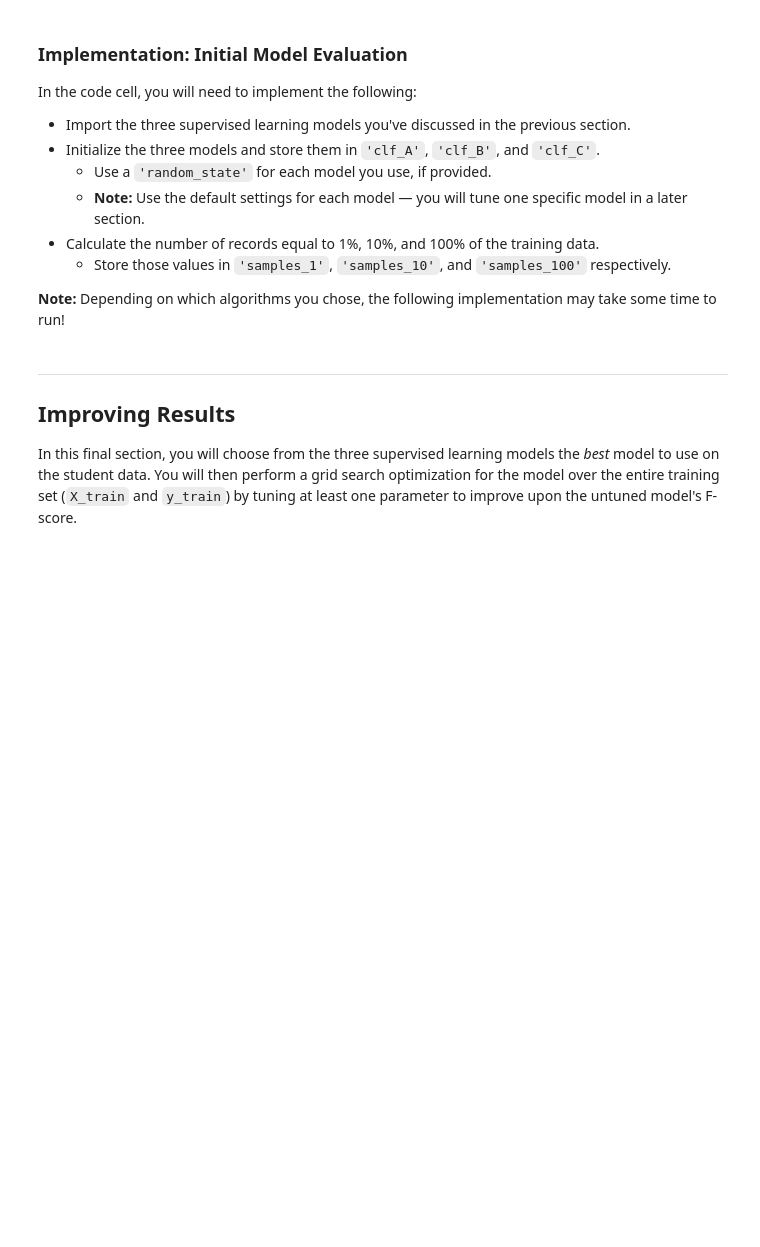
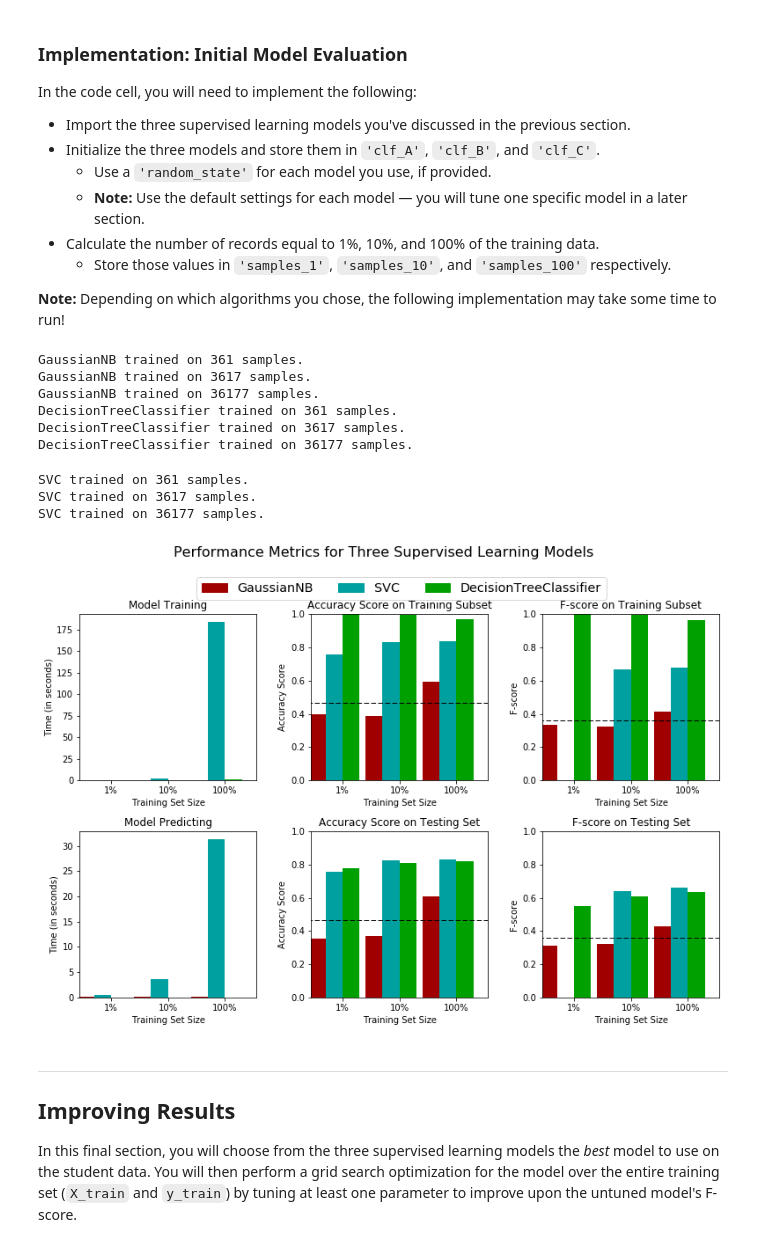
Before and after one commit to Abudhagir/machine-learning, a Jupyter notebook: projects/finding_donors/finding_donors.ipynb, the cells around one changed output. Drawn from its saved outputs; the diff is of its cells as text; code cells hidden in the pictures; blank space fills up the shorter version.

```diff
--- a/projects/finding_donors/finding_donors.ipynb
+++ b/projects/finding_donors/finding_donors.ipynb
@@ -273,33 +366,34 @@ def train_predict(learner, sample_size, X_train, y_train, X_test, y_test):
 
     # TODO: Fit the learner to the training data using slicing with 'sample_size'
     start = time() # Get start time
-    learner = None
+    learner.fit(X_train.head(sample_size), y_train.head(sample_size))
     end = time() # Get end time
 
     # TODO: Calculate the training time
-    results['train_time'] = None
+    results['train_time'] =  end - start
 
     # TODO: Get the predictions on the test set,
     #       then get predictions on the first 300 training samples
     start = time() # Get start time
-    predictions_test = None
-    predictions_train = None
+    predictions_test = learner.predict(X_test)
+    predictions_train = learner.predict(X_train[:300])
     end = time() # Get end time
 
     # TODO: Calculate the total prediction time
-    results['pred_time'] = None
+    results['pred_time'] = end - start
 
     # TODO: Compute accuracy on the first 300 training samples
-    results['acc_train'] = None
+    results['acc_train'] = accuracy_score(y_train[:300], predictions_train)
 
     # TODO: Compute accuracy on test set
-    results['acc_test'] = None
+    results['acc_test'] = accuracy_score(y_test, predictions_test)
 
     # TODO: Compute F-score on the the first 300 training samples
-    results['f_train'] = None
+    beta=0.5
+    results['f_train'] = fbeta_score(y_train[:300], predictions_train, beta)
 
     # TODO: Compute F-score on the test set
-    results['f_test'] = None
+    results['f_test'] = fbeta_score(y_test, predictions_test, beta)
 
     # Success
     print "{} trained on {} samples.".format(learner.__class__.__name__, sample_size)
@@ -318,29 +412,47 @@ In the code cell, you will need to implement the following:
 
 **Note:** Depending on which algorithms you chose, the following implementation may take some time to run!
 # %%
-# TODO: Import the three supervised learning models from sklearn
+# Import the three supervised learning models from sklearn
+from sklearn.naive_bayes import GaussianNB
+from sklearn.tree import DecisionTreeClassifier
+from sklearn.svm import SVC
 
-# TODO: Initialize the three models
-clf_A = None
-clf_B = None
-clf_C = None
+# Initialize the three models
+clf_A = GaussianNB()
+clf_B = DecisionTreeClassifier(criterion="entropy",random_state=0)
+clf_C = SVC(random_state=0)
 
-# TODO: Calculate the number of samples for 1%, 10%, and 100% of the training data
-samples_1 = None
-samples_10 = None
-samples_100 = None
+# Calculate the number of samples for 1%, 10%, and 100% of the training data
+#Defining function since percent is required 3 times
+def sample_size(percent):
+    return int((float(percent)/100)*X_train.shape[0])
+
+samples_1 = sample_size(1.0)
+samples_10 = sample_size(10.0)
+samples_100 = sample_size(100.0)
 
 # Collect results on the learners
 results = {}
 for clf in [clf_A, clf_B, clf_C]:
     clf_name = clf.__class__.__name__
     results[clf_name] = {}
     for i, samples in enumerate([samples_1, samples_10, samples_100]):
         results[clf_name][i] = \
         train_predict(clf, samples, X_train, y_train, X_test, y_test)
 
 # Run metrics visualization for the three supervised learning models chosen
 vs.evaluate(results, accuracy, fscore)
+# %% [output]
+GaussianNB trained on 361 samples.
+GaussianNB trained on 3617 samples.
+GaussianNB trained on 36177 samples.
+DecisionTreeClassifier trained on 361 samples.
+DecisionTreeClassifier trained on 3617 samples.
+DecisionTreeClassifier trained on 36177 samples.
+SVC trained on 361 samples.
+SVC trained on 3617 samples.
+SVC trained on 36177 samples.
+[figure, added]
 # %% [markdown]
 ----
 ## Improving Results
```
Also changed, not shown: parts of 5 cells of this notebook, 2 other files.
